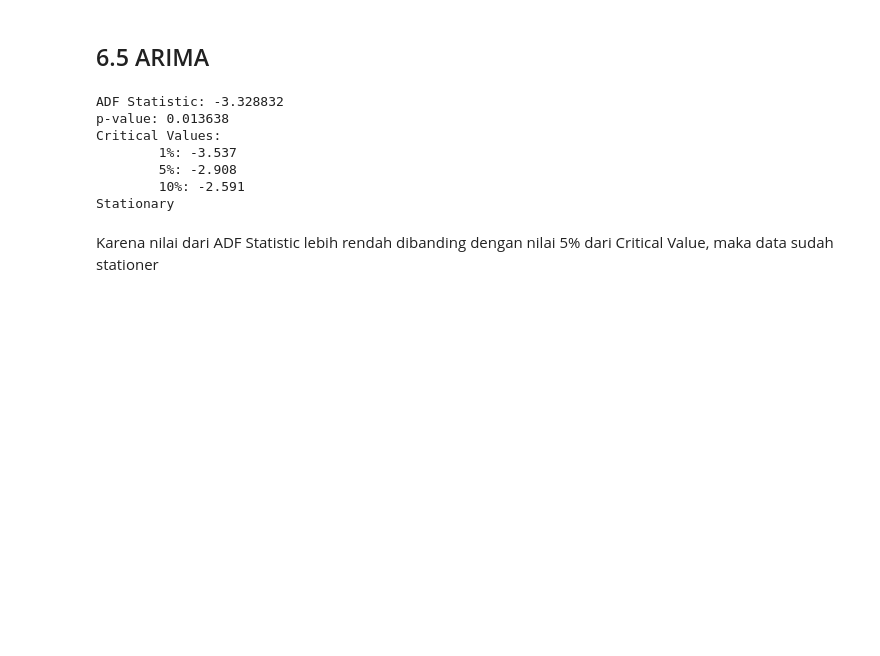
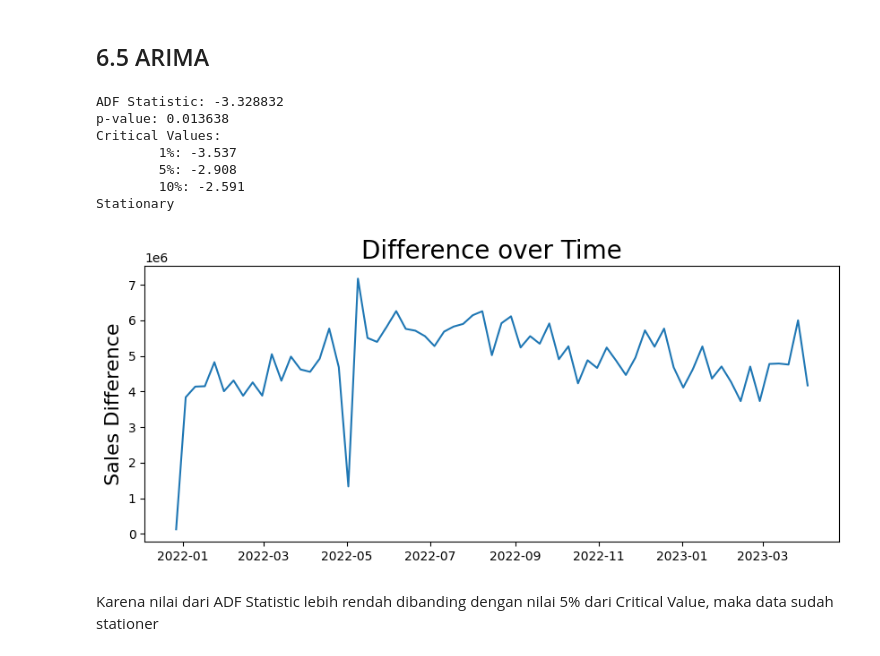
Before and after one commit to andik-alfauzi/Final-Project, a Jupyter notebook: Final_Project_Andik_Al_Fauzi.ipynb, the cells around one changed output. Cells and saved outputs as stored; diff of their text form; code cells hidden in the pictures; blank space fills up the shorter version.

```diff
--- a/Final_Project_Andik_Al_Fauzi.ipynb
+++ b/Final_Project_Andik_Al_Fauzi.ipynb
@@ -507,17 +566,24 @@ def check_stationarity(series):
         print("\u001b[32mStationary\u001b[0m")
     else:
         print("\x1b[31mNon-stationary\x1b[0m")
-# %%
-# Apply function stationer
-check_stationarity(sales1['Quantity'])
-# %% [output]
-ADF Statistic: -3.328832
-p-value: 0.013638
-Critical Values:
-        1%: -3.537
-        5%: -2.908
-        10%: -2.591
-Stationary
+# %%
+# Apply function
+
+check_stationarity(sales1)
+plt.figure(figsize=(10,4))
+plt.plot(sales1)
+plt.title('Difference over Time', fontsize=20)
+plt.ylabel('Sales Difference', fontsize=16)
+plt.show()
+# %% [output]
+ADF Statistic: -3.328832
+p-value: 0.013638
+Critical Values:
+        1%: -3.537
+        5%: -2.908
+        10%: -2.591
+Stationary
+[figure, added]
 # %% [markdown]
 Karena nilai dari ADF Statistic lebih rendah dibanding dengan nilai 5% dari Critical Value, maka data sudah stationer
 # %%
```
Also changed, not shown: parts of 21 cells of this notebook, 1 other file.
